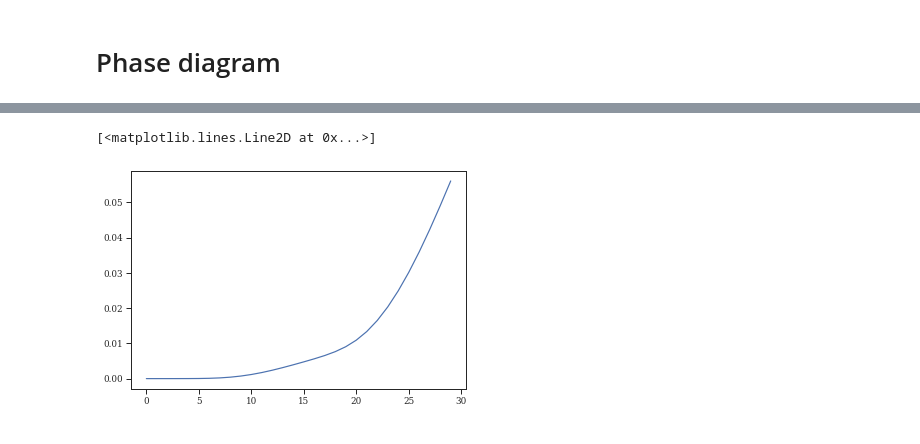
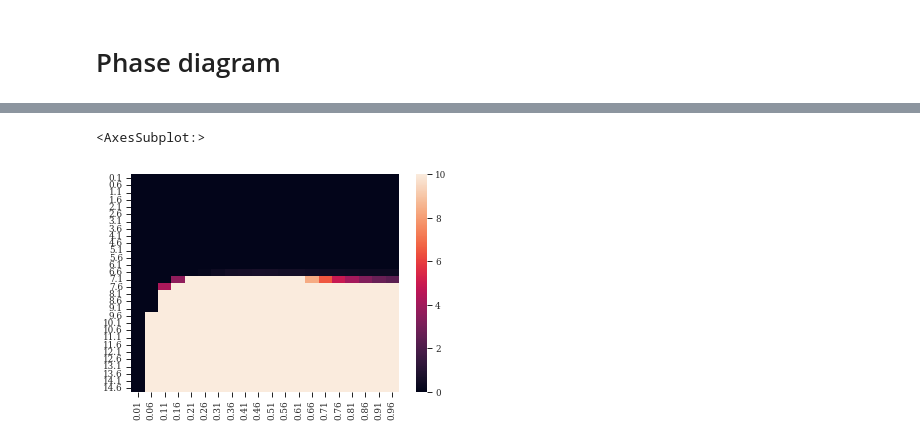
Before and after one commit to mmehrani/master_thesis, a Jupyter notebook: scripts/all_neurons_model_in_one_place/field_inference_integrate_dynamic.ipynb, the cells around one changed output, grey strips where cells are left out. Saved outputs shown, nothing was run; the diff lists cells and outputs as text; code cells hidden in the pictures.

```diff
--- a/scripts/all_neurons_model_in_one_place/field_inference_integrate_dynamic.ipynb
+++ b/scripts/all_neurons_model_in_one_place/field_inference_integrate_dynamic.ipynb
@@ -60,4 +71,8 @@ ax.plot(time_arr, field_arr)
 # %% [markdown]
 # Phase diagram
+# %%
+def roof_func(array, roof):
+    array[array>roof] = roof
+    return array
 # %%
 time_step = 0.01
@@ -96,5 +132,7 @@ sns.heatmap((sigma_arr.T), xticklabels=g_arr, yticklabels=delay_arr)
+# %%
+sns.heatmap(roof_func(sigma_arr,10), xticklabels=np.round(delay_arr,2), yticklabels=np.round(g_arr,2))
+# %% [output]
+<AxesSubplot:>
+[figure, added]
 # %%
-plt.plot( sigma_arr.T[0] )
+# sns.heatmap(check_arr,xticklabels=np.round(delay_arr,2), yticklabels=np.round(g_arr,2))
-# %% [output]
-[<matplotlib.lines.Line2D at 0x...>]
-[figure, removed]
```
Also changed, not shown: parts of 15 cells of this notebook, 10 other files.
